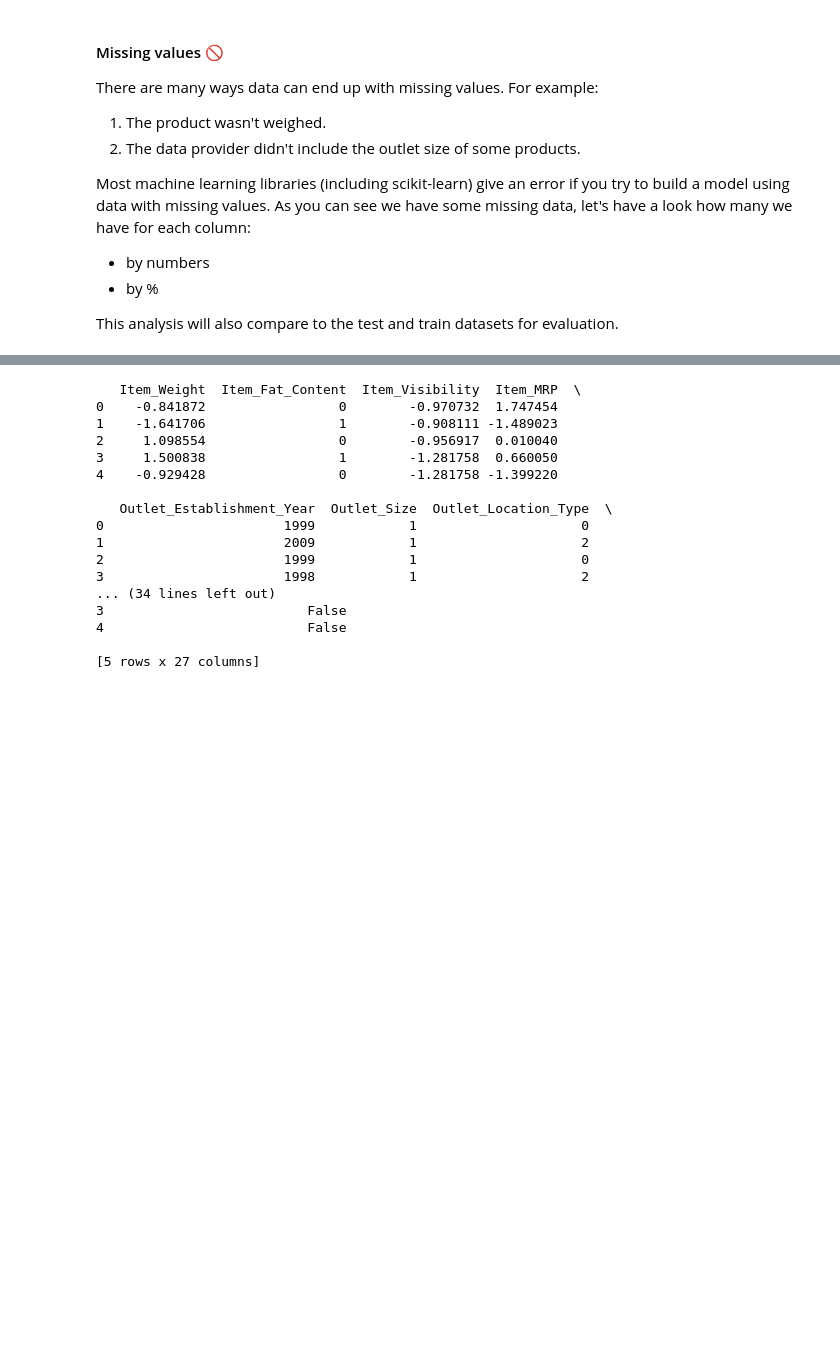
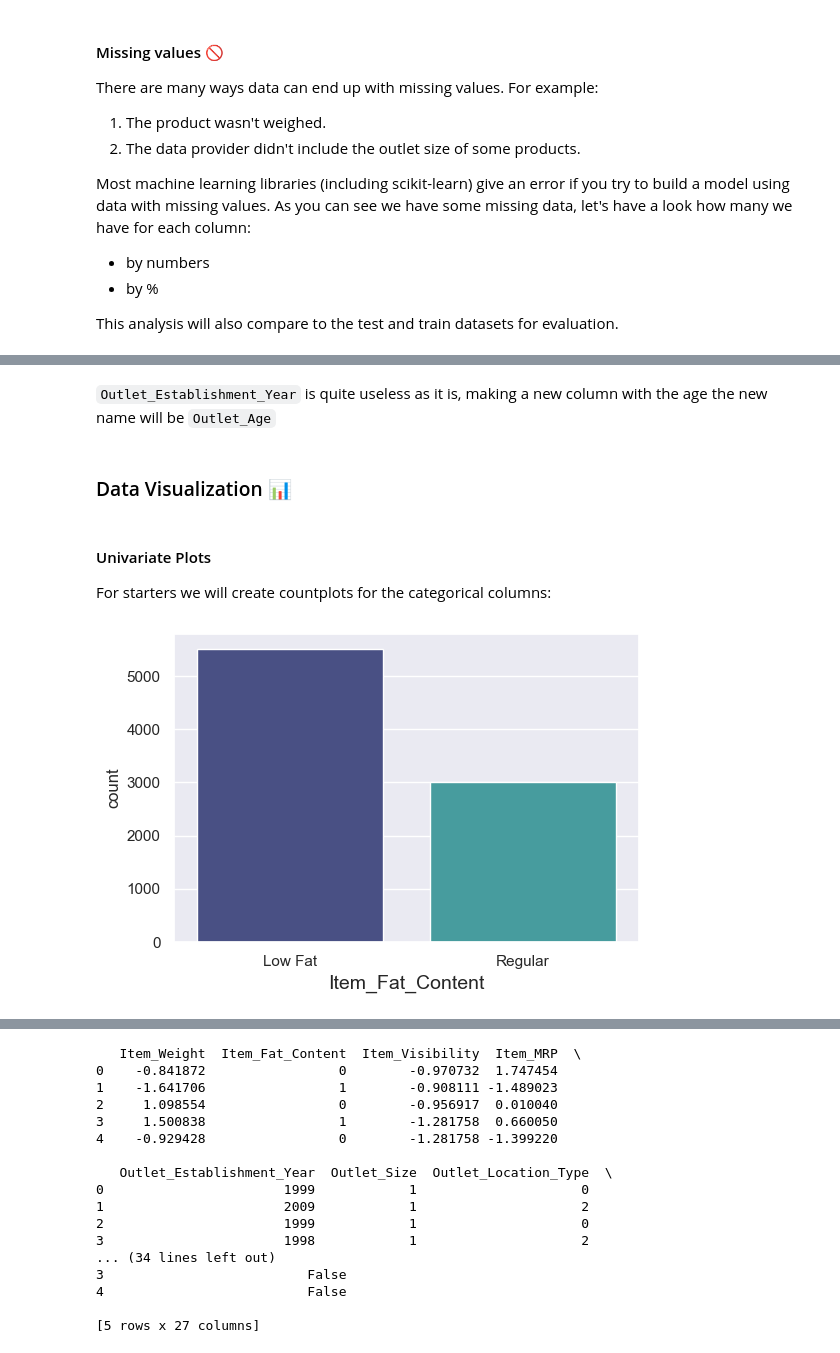
Before and after one commit to Imed-Ha/bigmart-sales-analysis-and-prediction, a Jupyter notebook: notebooks/bigmart_sales_analysis_and_prediction.ipynb, the cells around one changed output, grey strips where cells are left out. Cells and saved outputs as stored; diff of their text form; code cells hidden in the pictures; blank space fills up the shorter version.

```diff
--- a/notebooks/bigmart_sales_analysis_and_prediction.ipynb
+++ b/notebooks/bigmart_sales_analysis_and_prediction.ipynb
@@ -161,0 +333,10 @@ This analysis will also compare to the test and train datasets for evaluation.
+# %%
+#train
+tr_df['Item_Fat_Content'].replace(['LF', 'low fat', 'reg'],
+                                  ['Low Fat','Low Fat','Regular'],inplace = True)
+#test
+te_df['Item_Fat_Content'].replace(['LF', 'low fat', 'reg'],
+                                  ['Low Fat','Low Fat','Regular'],inplace = True)
+
+#check result
+tr_df.Item_Fat_Content.value_counts()
@@ -161,0 +359,2 @@ This analysis will also compare to the test and train datasets for evaluation.
+# %% [markdown]
+`Outlet_Establishment_Year` is quite useless as it is, making a new column with the age the new name will be `Outlet_Age`
@@ -161,0 +368,16 @@ This analysis will also compare to the test and train datasets for evaluation.
+# %% [markdown]
+### Data Visualization 📊
+# %% [markdown]
+#### Univariate Plots
+For starters we will create countplots for the categorical columns:
+# %%
+#categorical columns:
+['Item_Identifier', 'Item_Fat_Content', 'Item_Type', 'Outlet_Identifier',
+ 'Outlet_Size', 'Outlet_Location_Type', 'Outlet_Type']
+
+plt.figure(figsize=(6,4))
+sns.countplot(x='Item_Fat_Content' , data=tr_df ,palette='mako')
+plt.xlabel('Item_Fat_Content', fontsize=14)
+plt.show()
+# %% [output]
+[figure, added]
```
Also changed, not shown: parts of 33 cells of this notebook.
